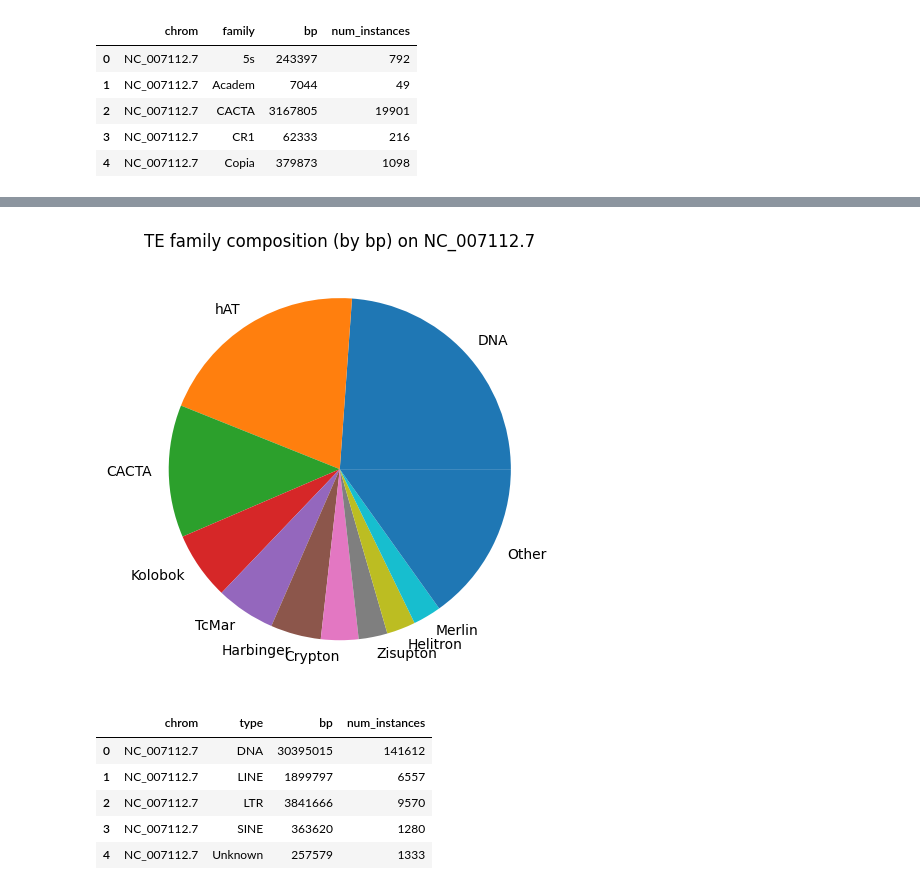
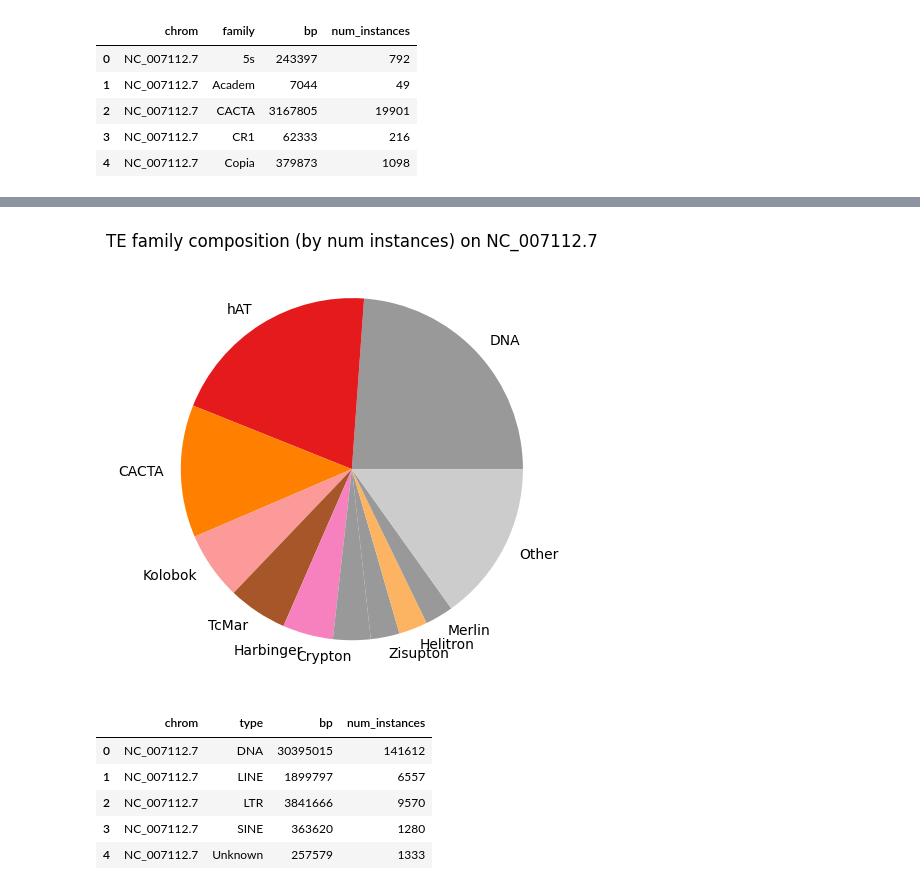
Before and after one commit to shalenyjlemko/DRario_compg, a Jupyter notebook: data/Drerio_FishTEDB/perChr_TE.ipynb, the cells around one changed output, grey strips where cells are left out. Cells and saved outputs as stored; diff of their text form; code cells hidden in the pictures.

Commit message:
per chromosome TE composition, some graphs and csvs regarding TE analysis

```diff
--- a/data/Drerio_FishTEDB/perChr_TE.ipynb
+++ b/data/Drerio_FishTEDB/perChr_TE.ipynb
@@ -34,3 +34,22 @@ per_chr_family.head()
 | 2 | NC_007112.7 | CACTA | 3167805 | 19901 |
 | 3 | NC_007112.7 | CR1 | 62333 | 216 |
 | 4 | NC_007112.7 | Copia | 379873 | 1098 |
+# %%
+type_palette = {
+    "DNA":    "#e41a1c",  # red
+    "LTR":    "#984ea3",  # purple
+    "LINE":   "#377eb8",  # blue
+    "SINE":   "#4daf4a",  # green
+    "DIRS":   "#a65628",  # brown
+    "Other":  "#999999"   # grey
+}
+# %%
+dna_family_palette = {
+    "hAT":      "#e41a1c",  # red
+    "CACTA":    "#ff7f00",  # strong orange
+    "TcMar":    "#a65628",  # brown
+    "Harbinger":"#f781bf",  # pink
+    "Kolobok":  "#fb9a99",  # pale red
+    "Helitron": "#fdb462",  # light orange
+    "Other":    "#cccccc"
+}
@@ -62,26 +156,29 @@ plt.show()
 # %%
 chr_id = "NC_007112.7"
 data_chr = per_chr_family[per_chr_family["chrom"] == chr_id]
 
 # Keep only top N families, lump others as "Other"
 N = 10
 top = data_chr.sort_values("num_instances", ascending=False).head(N)
 others_bp = data_chr["num_instances"].sum() - top["num_instances"].sum()
 
 labels = top["family"].tolist()
 sizes = top["num_instances"].tolist()
 
 if others_bp > 0:
     labels.append("Other")
     sizes.append(others_bp)
 
+# Apply color palette
+colors = [family_palette.get(label, type_palette.get("Other", "#999999")) for label in labels]
+
 plt.figure()
-plt.pie(sizes, labels=labels)
-plt.title(f"TE family composition (by bp) on {chr_id}")
+plt.pie(sizes, labels=labels, colors=colors)
+plt.title(f"TE family composition (by num instances) on {chr_id}")
 plt.tight_layout()
 plt.show()
 # %% [output]
-[figure, old version]
+[figure, new version]
 # %%
 per_chr_type = (
     te.groupby(["chrom", "type"])
```
Also changed, not shown: parts of 13 cells of this notebook, 11 other files.
